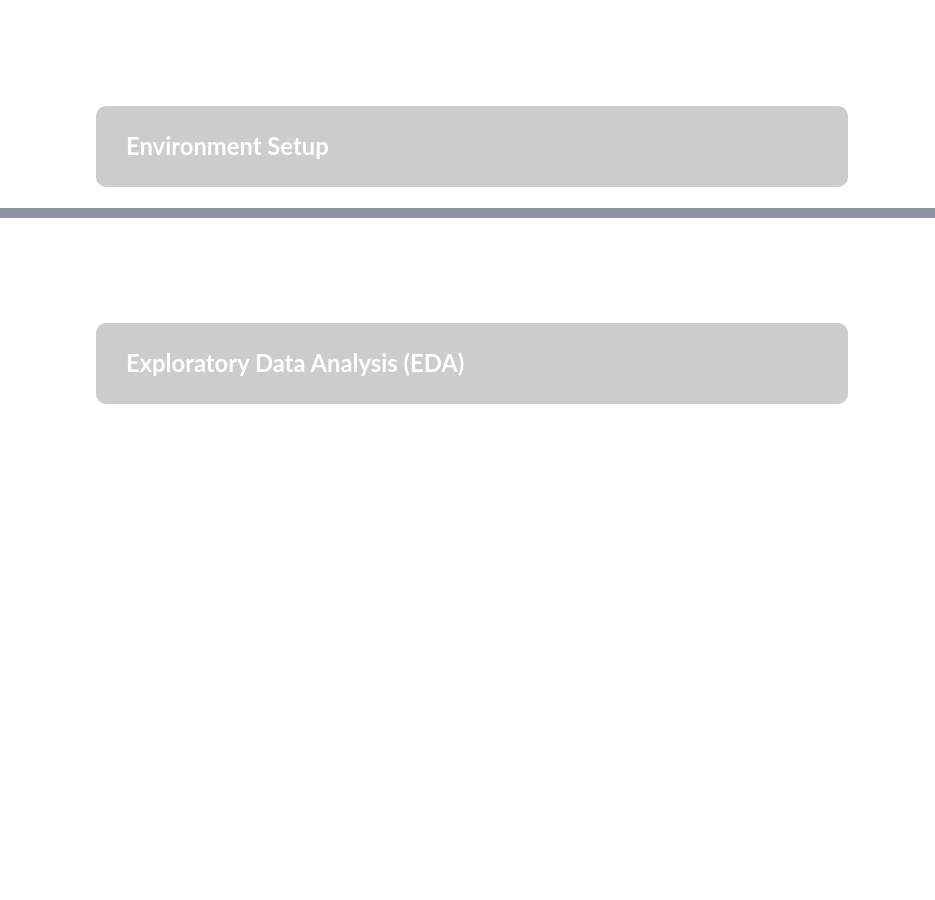
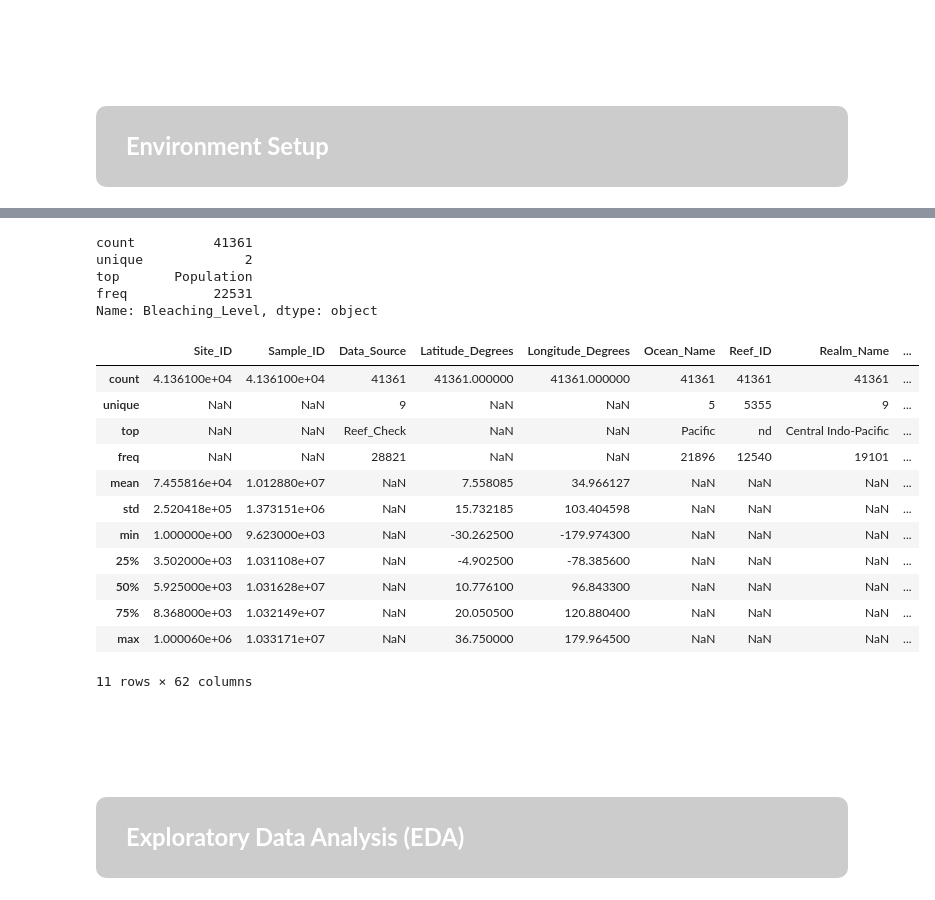
Before and after one commit to minhphan-rmit/rmit2024b-cosc2968-sgs-tut04-team1, a Jupyter notebook: main.ipynb, the cells around one changed output, grey strips where cells are left out. Cells and saved outputs as stored; diff of their text form; code cells hidden in the pictures; blank space fills up the shorter version.

```diff
--- a/main.ipynb
+++ b/main.ipynb
@@ -40,3 +161,11 @@
 >
     <b><span style='color: white;'>Environment Setup</span></b>
 </div>
+# %%
+import pandas as pd
+
+file_path = 'dataset/global_bleaching_environmental.csv'
+
+df = pd.read_csv(file_path)
+
+df.head()
@@ -43,3 +200,27 @@
+# %%
+df['Bleaching_Level'].describe()
+# %% [output]
+count          41361
+unique             2
+top       Population
+freq           22531
+Name: Bleaching_Level, dtype: object
+# %%
+df.describe(include='all')
+# %% [output]
+|  | Site_ID | Sample_ID | Data_Source | Latitude_Degrees | Longitude_Degrees | Ocean_Name | Reef_ID | Realm_Name | ... |
+| count | 4.136100e+04 | 4.136100e+04 | 41361 | 41361.000000 | 41361.000000 | 41361 | 41361 | 41361 | ... |
+| unique | NaN | NaN | 9 | NaN | NaN | 5 | 5355 | 9 | ... |
+| top | NaN | NaN | Reef_Check | NaN | NaN | Pacific | nd | Central Indo-Pacific | ... |
+| freq | NaN | NaN | 28821 | NaN | NaN | 21896 | 12540 | 19101 | ... |
+| mean | 7.455816e+04 | 1.012880e+07 | NaN | 7.558085 | 34.966127 | NaN | NaN | NaN | ... |
+| std | 2.520418e+05 | 1.373151e+06 | NaN | 15.732185 | 103.404598 | NaN | NaN | NaN | ... |
+| min | 1.000000e+00 | 9.623000e+03 | NaN | -30.262500 | -179.974300 | NaN | NaN | NaN | ... |
+| 25% | 3.502000e+03 | 1.031108e+07 | NaN | -4.902500 | -78.385600 | NaN | NaN | NaN | ... |
+| 50% | 5.925000e+03 | 1.031628e+07 | NaN | 10.776100 | 96.843300 | NaN | NaN | NaN | ... |
+| 75% | 8.368000e+03 | 1.032149e+07 | NaN | 20.050500 | 120.880400 | NaN | NaN | NaN | ... |
+| max | 1.000060e+06 | 1.033171e+07 | NaN | 36.750000 | 179.964500 | NaN | NaN | NaN | ... |
+11 rows × 62 columns
 # %% [markdown]
 # <span style="color:#E888BB; font-size: 0%;">Exploratory Data Analysis (EDA)</span>
 <div
```
Also changed, not shown: parts of 4 cells of this notebook.
